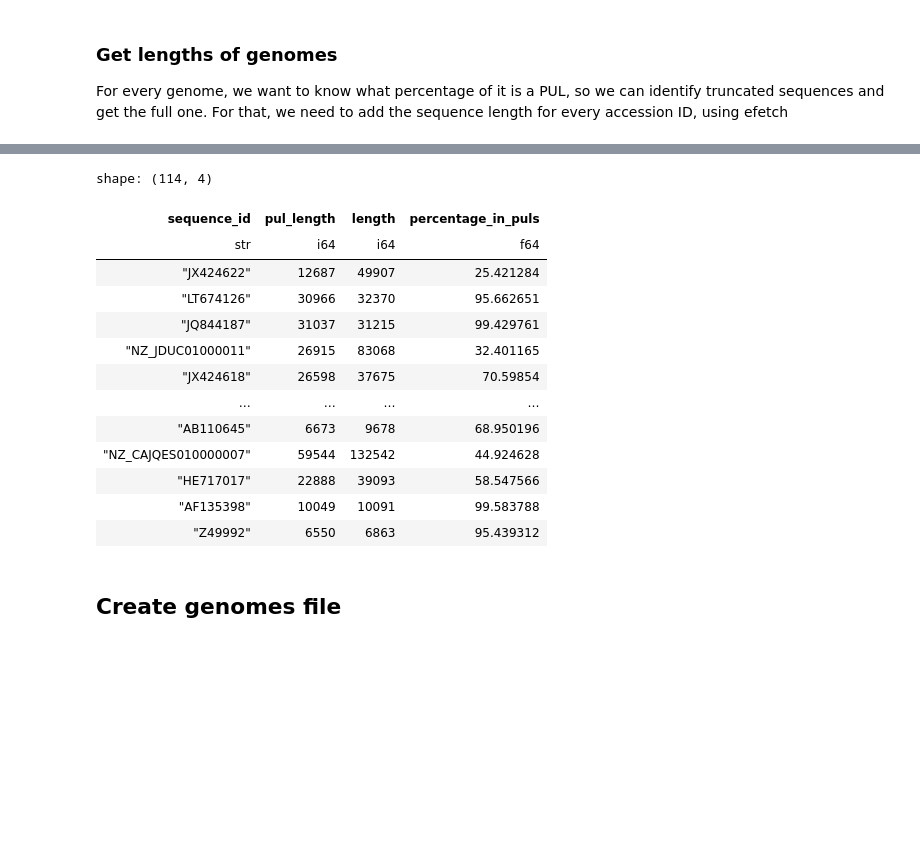
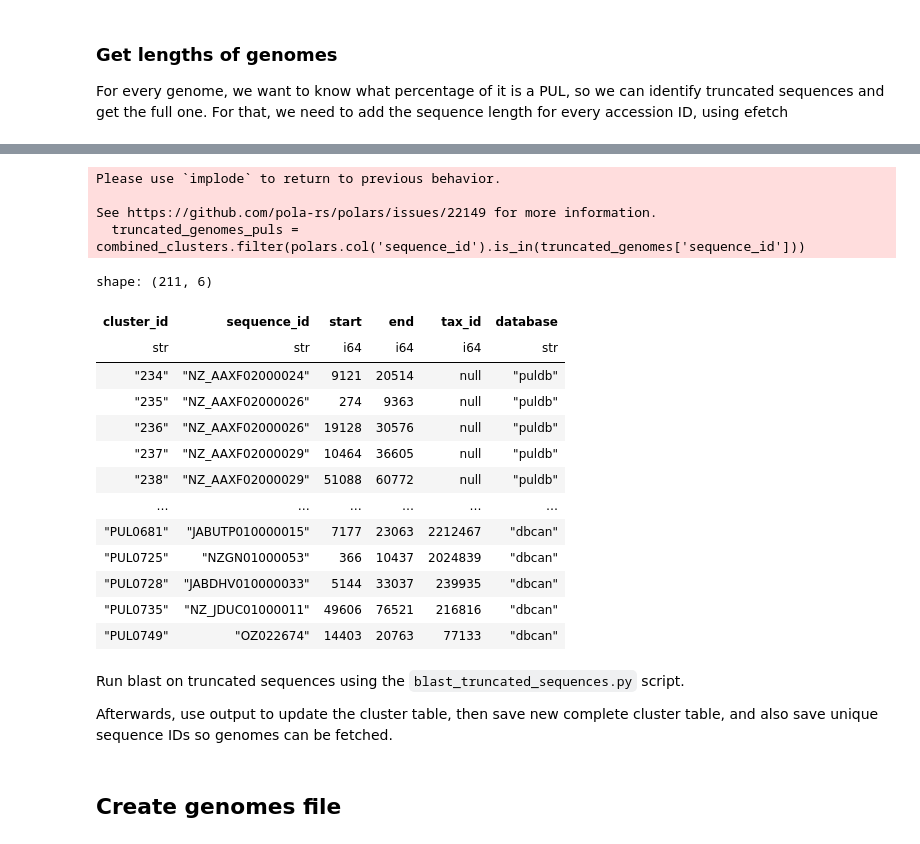
Before and after one commit to brosenthal3/gLM-PUL-Prediction, a Jupyter notebook: src/notebooks/PUL_data_exploration.ipynb, the cells around one changed output, grey strips where cells are left out. Cells and saved outputs as stored; diff of their text form; code cells hidden in the pictures; blank space fills up the shorter version.

Commit message:
find truncated genomes, adapt blast script

```diff
--- a/src/notebooks/PUL_data_exploration.ipynb
+++ b/src/notebooks/PUL_data_exploration.ipynb
@@ -101,7 +118,7 @@ cluster_table.write_csv('../data/dbcan_clusters.tsv', has_header=True, separator
 puldb_data = polars.read_parquet('../data/puldb_data.parquet')
 puldb_data = puldb_data.with_columns([
     polars.col('accession').map_elements(lambda x: x.split('.')[0].strip()).alias('sequence_id'),
-    polars.col('pul_id').alias('cluster_id'),
+    polars.col('pul_id').alias('cluster_id').cast(polars.Utf8),
     polars.col('start_bp').alias('start'),
     polars.col('end_bp').alias('end')
 ]).sort('sequence_id')["cluster_id", "sequence_id", "start", "end", "status"]
@@ -152,4 +195,7 @@ puldb_data_literature = puldb_data_literature.with_columns(polars.col("sequence_
 # remove other invalid ids that cannot be mapped to genbank accessions
 invalid_ids = ['SEQ15336-2_ori', 'Contig5_1_7083079', 'SEQ15336-1']
 puldb_data_literature = puldb_data_literature.filter(~polars.col("sequence_id").is_in(invalid_ids))
+# add tax_id column to puldb_data_literature so it has the same columns as the cluster table
+puldb_data_literature = puldb_data_literature.with_columns(polars.lit(None).alias("tax_id").cast(polars.Int64))
+puldb_data_literature = puldb_data_literature.select(['cluster_id', 'sequence_id', 'start', 'end', 'tax_id'])
 print(puldb_data_literature.shape)
@@ -161,4 +209,12 @@ puldb_data_literature.write_csv('../data/puldb_clusters.tsv', has_header=True, s
 For every genome, we want to know what percentage of it is a PUL, so we can identify truncated sequences and get the full one. For that, we need to add the sequence length for every accession ID, using efetch
 # %%
 # combine dbcan and puldb to one cluster table, with column of database origin (dbcan or puldb)
-# TODO
+combined_clusters = polars.concat([
+    cluster_table.select(['cluster_id', 'sequence_id', 'start', 'end', 'tax_id']).with_columns(polars.lit("dbcan").alias("database")),
+    puldb_data_literature.select(['cluster_id', 'sequence_id', 'start', 'end', 'tax_id']).with_columns(polars.lit("puldb").alias("database"))
+], how='vertical').sort('cluster_id')
+display(combined_clusters)
+
+# get a list of all unique accessions in the combined cluster table
+unique_accessions = combined_clusters.select('sequence_id').unique()
+print(f"total unique accessions in combined cluster table: {unique_accessions.shape[0]}")
@@ -176,6 +248,7 @@ for acc in list(unique_accessions['sequence_id']):
         uid = record['result']['uids'][0]
         length = record['result'][uid]['slen']
     lengths.append({'sequence_id': acc, 'length': length})
+    time.sleep(0.1)
 # %%
 # Transform to int, handle string errors
 for row in lengths:
@@ -206,28 +279,35 @@ shape: (634, 6)
 # %%
 def get_percentage_bp_in_puls(cluster_table, length_df):
     # get total length of PULs per genome
     pul_lengths = cluster_table.group_by('sequence_id').agg(
         (polars.col('end') - polars.col('start')).sum().alias('pul_length')).join(length_df, on='sequence_id', how='left')
     pul_lengths = pul_lengths.with_columns(
         (polars.col('pul_length') / polars.col('length') * 100).alias('percentage_in_puls')
     )
     return pul_lengths
 
-percentage_in_puls = get_percentage_bp_in_puls(cluster_table, lengths_df)
+percentage_in_puls = get_percentage_bp_in_puls(combined_clusters, lengths_df)
+percentage_in_puls.write_csv('../data/percentage_bp_in_puls.tsv', separator='\t')
+
 truncated_genomes = percentage_in_puls.filter(polars.col('percentage_in_puls') > 20, polars.col('length')<1000000)
-display(truncated_genomes)
+truncated_genomes_puls = combined_clusters.filter(polars.col('sequence_id').is_in(truncated_genomes['sequence_id']))
+display(truncated_genomes_puls)
 # %% [output]
-shape: (114, 4)
+Please use `implode` to return to previous behavior.
+
+See https://github.com/pola-rs/polars/issues/22149 for more information.
+  truncated_genomes_puls = combined_clusters.filter(polars.col('sequence_id').is_in(truncated_genomes['sequence_id']))
+shape: (211, 6)
-| sequence_id | pul_length | length | percentage_in_puls |
-| str | i64 | i64 | f64 |
-| "JX424622" | 12687 | 49907 | 25.421284 |
-| "LT674126" | 30966 | 32370 | 95.662651 |
-| "JQ844187" | 31037 | 31215 | 99.429761 |
-| "NZ_JDUC01000011" | 26915 | 83068 | 32.401165 |
-| "JX424618" | 26598 | 37675 | 70.59854 |
-| … | … | … | … |
-| "AB110645" | 6673 | 9678 | 68.950196 |
-| "NZ_CAJQES010000007" | 59544 | 132542 | 44.924628 |
-| "HE717017" | 22888 | 39093 | 58.547566 |
-| "AF135398" | 10049 | 10091 | 99.583788 |
-| "Z49992" | 6550 | 6863 | 95.439312 |
+| cluster_id | sequence_id | start | end | tax_id | database |
+| str | str | i64 | i64 | i64 | str |
+| "234" | "NZ_AAXF02000024" | 9121 | 20514 | null | "puldb" |
+| "235" | "NZ_AAXF02000026" | 274 | 9363 | null | "puldb" |
+| "236" | "NZ_AAXF02000026" | 19128 | 30576 | null | "puldb" |
+| "237" | "NZ_AAXF02000029" | 10464 | 36605 | null | "puldb" |
+| "238" | "NZ_AAXF02000029" | 51088 | 60772 | null | "puldb" |
+| … | … | … | … | … | … |
+| "PUL0681" | "JABUTP010000015" | 7177 | 23063 | 2212467 | "dbcan" |
+| "PUL0725" | "NZGN01000053" | 366 | 10437 | 2024839 | "dbcan" |
+| "PUL0728" | "JABDHV010000033" | 5144 | 33037 | 239935 | "dbcan" |
+| "PUL0735" | "NZ_JDUC01000011" | 49606 | 76521 | 216816 | "dbcan" |
+| "PUL0749" | "OZ022674" | 14403 | 20763 | 77133 | "dbcan" |
@@ -237,3 +318,7 @@ shape: (114, 4)
+# %% [markdown]
+Run blast on truncated sequences using the `blast_truncated_sequences.py` script.
+
+Afterwards, use output to update the cluster table, then save new complete cluster table, and also save unique sequence IDs so genomes can be fetched.
 # %% [markdown]
 ## Create genomes file
 # %%
```
Also changed, not shown: parts of 18 cells of this notebook, 2 other files.
